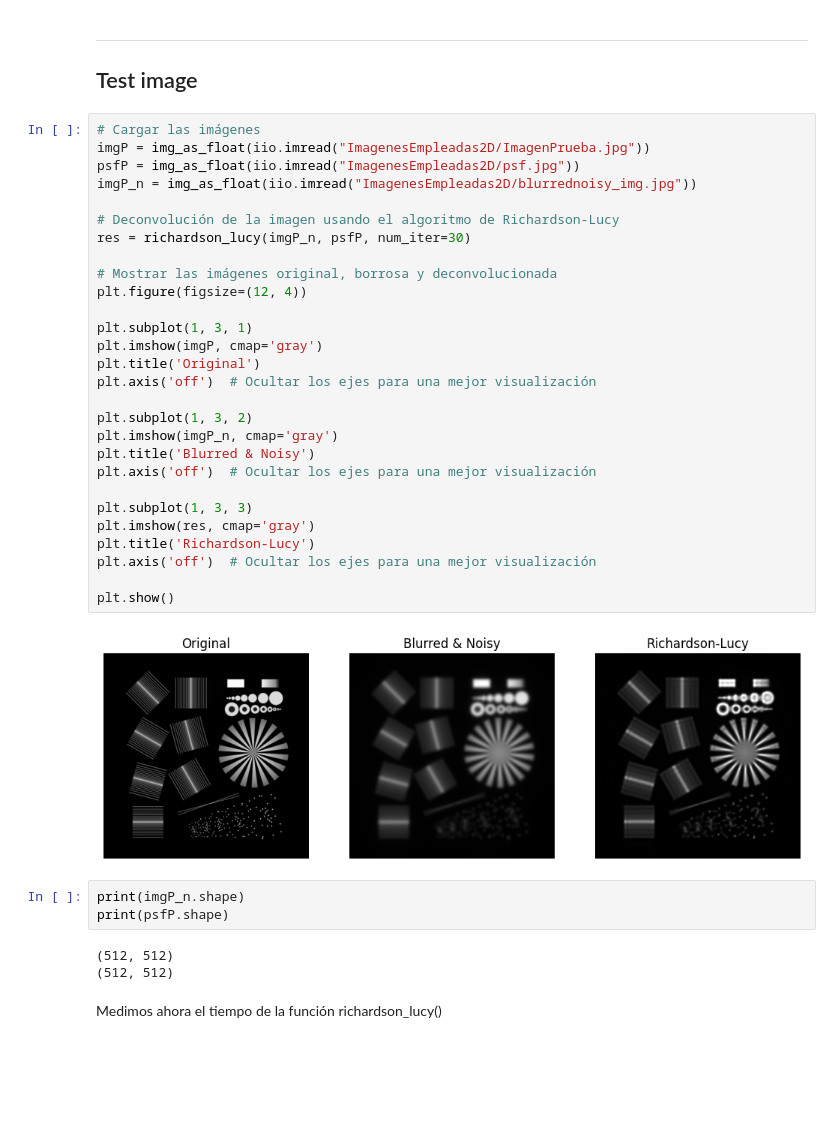
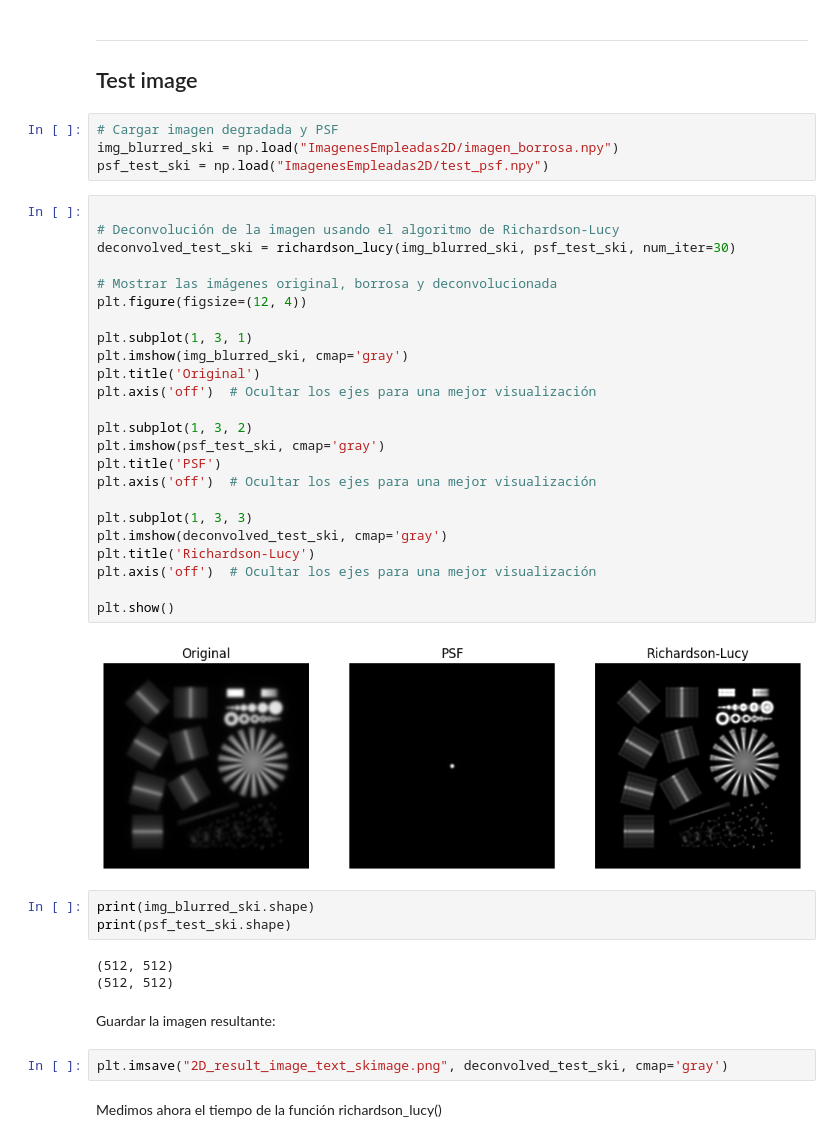
Before and after one commit to Jimena163/TFGNotebook, a Jupyter notebook: 2D_Python_skimage_MAC.ipynb, the cells around one changed output. Drawn from its saved outputs; the diff is of its cells as text; blank space fills up the shorter version.

```diff
--- a/2D_Python_skimage_MAC.ipynb
+++ b/2D_Python_skimage_MAC.ipynb
@@ -13,42 +13,46 @@ import imageio.v2 as iio
 # %% [markdown]
 ---
 ## Test image
+# %%
+# Cargar imagen degradada y PSF
+img_blurred_ski = np.load("ImagenesEmpleadas2D/imagen_borrosa.npy")
+psf_test_ski = np.load("ImagenesEmpleadas2D/test_psf.npy")
 # %%
-# Cargar las imágenes
-imgP = img_as_float(iio.imread("ImagenesEmpleadas2D/ImagenPrueba.jpg"))
-psfP = img_as_float(iio.imread("ImagenesEmpleadas2D/psf.jpg"))
-imgP_n = img_as_float(iio.imread("ImagenesEmpleadas2D/blurrednoisy_img.jpg"))
 
 # Deconvolución de la imagen usando el algoritmo de Richardson-Lucy
-res = richardson_lucy(imgP_n, psfP, num_iter=30)
+deconvolved_test_ski = richardson_lucy(img_blurred_ski, psf_test_ski, num_iter=30)
 
 # Mostrar las imágenes original, borrosa y deconvolucionada
 plt.figure(figsize=(12, 4))
 
 plt.subplot(1, 3, 1)
-plt.imshow(imgP, cmap='gray')
+plt.imshow(img_blurred_ski, cmap='gray')
 plt.title('Original')
 plt.axis('off')  # Ocultar los ejes para una mejor visualización
 
 plt.subplot(1, 3, 2)
-plt.imshow(imgP_n, cmap='gray')
-plt.title('Blurred & Noisy')
+plt.imshow(psf_test_ski, cmap='gray')
+plt.title('PSF')
 plt.axis('off')  # Ocultar los ejes para una mejor visualización
 
 plt.subplot(1, 3, 3)
-plt.imshow(res, cmap='gray')
+plt.imshow(deconvolved_test_ski, cmap='gray')
 plt.title('Richardson-Lucy')
 plt.axis('off')  # Ocultar los ejes para una mejor visualización
 
 plt.show()
 # %% [output]
-[figure, old version]
+[figure, new version]
 # %%
-print(imgP_n.shape)
-print(psfP.shape)
+print(img_blurred_ski.shape)
+print(psf_test_ski.shape)
 # %% [output]
 (512, 512)
 (512, 512)
+# %% [markdown]
+Guardar la imagen resultante:
+# %%
+plt.imsave("2D_result_image_text_skimage.png", deconvolved_test_ski, cmap='gray')
 # %% [markdown]
 Medimos ahora el tiempo de la función richardson_lucy()
 # %%
```
Also changed, not shown: parts of 12 cells of this notebook, 7 other files.
